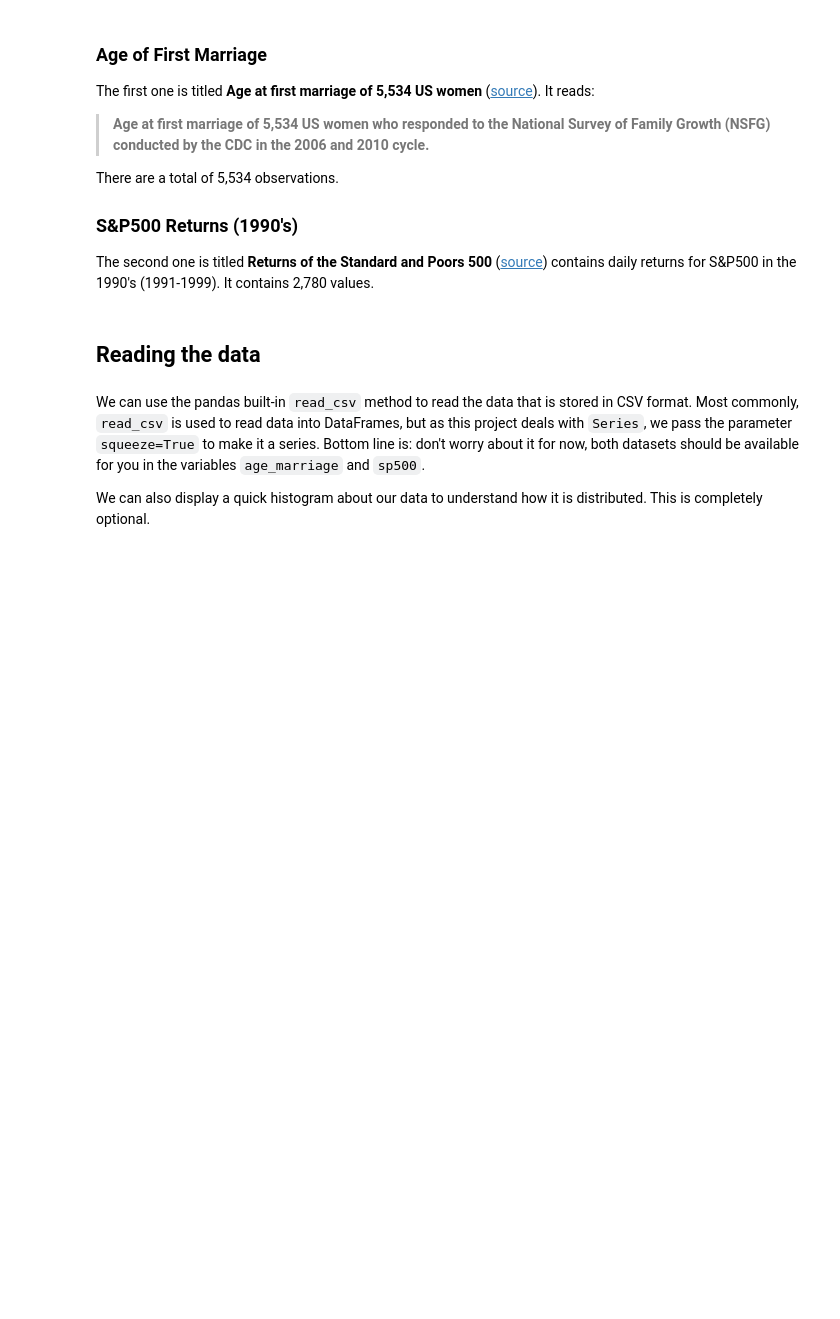
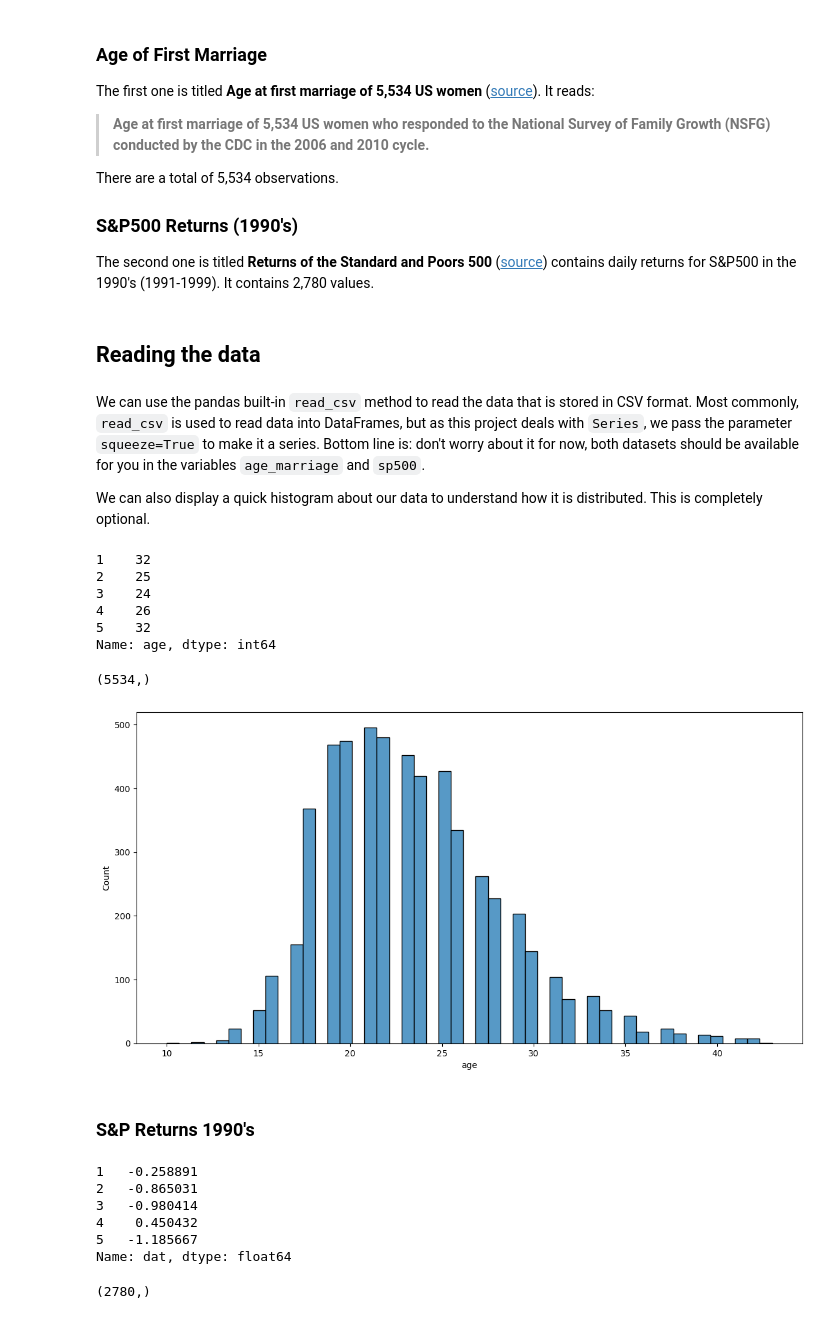
Before and after one commit to DVadeus/Uber, a Jupyter notebook: pandas.ipynb, the cells around one changed output. Saved outputs shown, nothing was run; the diff lists cells and outputs as text; code cells hidden in the pictures; blank space fills up the shorter version.

```diff
--- a/pandas.ipynb
+++ b/pandas.ipynb
@@ -1334,0 +1613,35 @@ age_marriage = pd.read_csv
+# %%
+age_marriage = pd.read_csv("age_at_mar.csv", index_col=0).squeeze('columns')
+age_marriage.head()
+# %% [output]
+1    32
+2    25
+3    24
+4    26
+5    32
+Name: age, dtype: int64
+# %%
+age_marriage.shape
+# %% [output]
+(5534,)
+# %%
+fig, ax = plt.subplots(figsize=(14,7))
+sns.histplot(age_marriage, ax=ax);
+# %% [output]
+[figure, added]
+# %% [markdown]
+### S&P Returns 1990's
+# %%
+sp500 = pd.read_csv('SP500.csv', index_col=0).squeeze('columns')
+sp500.head()
+# %% [output]
+1   -0.258891
+2   -0.865031
+3   -0.980414
+4    0.450432
+5   -1.185667
+Name: dat, dtype: float64
+# %%
+sp500.shape
+# %% [output]
+(2780,)
```
Also changed, not shown: parts of 119 cells of this notebook, 2 other files.
